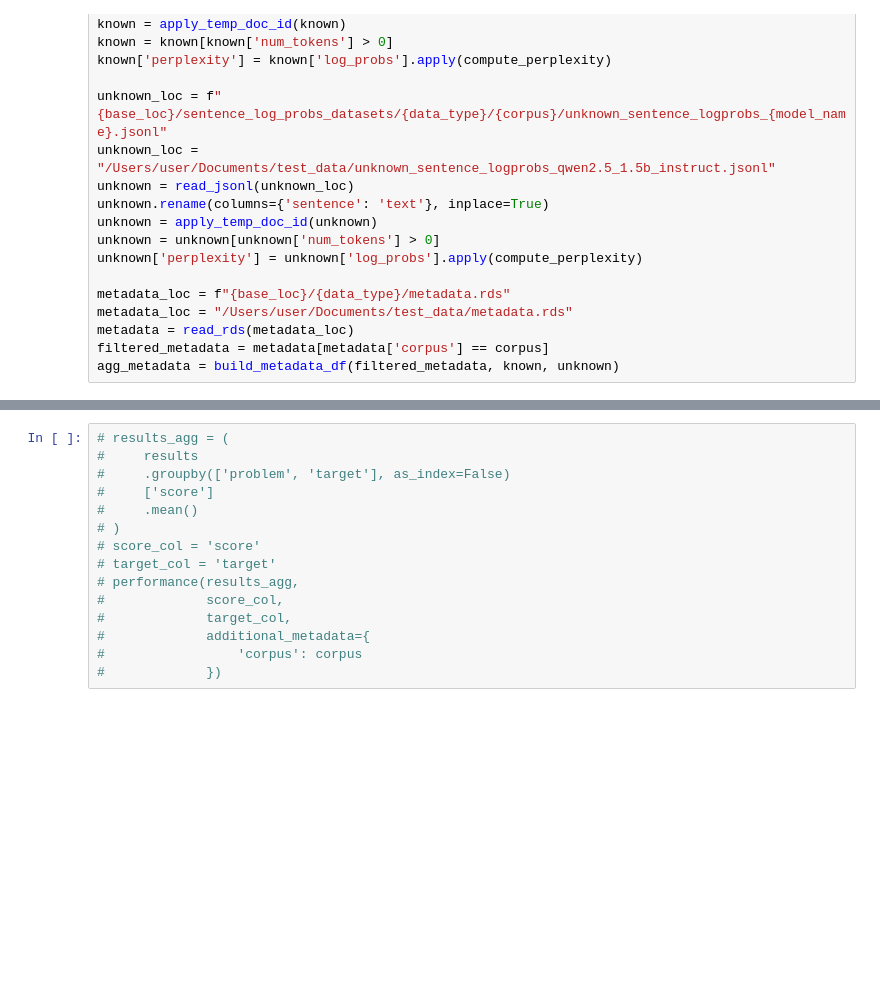
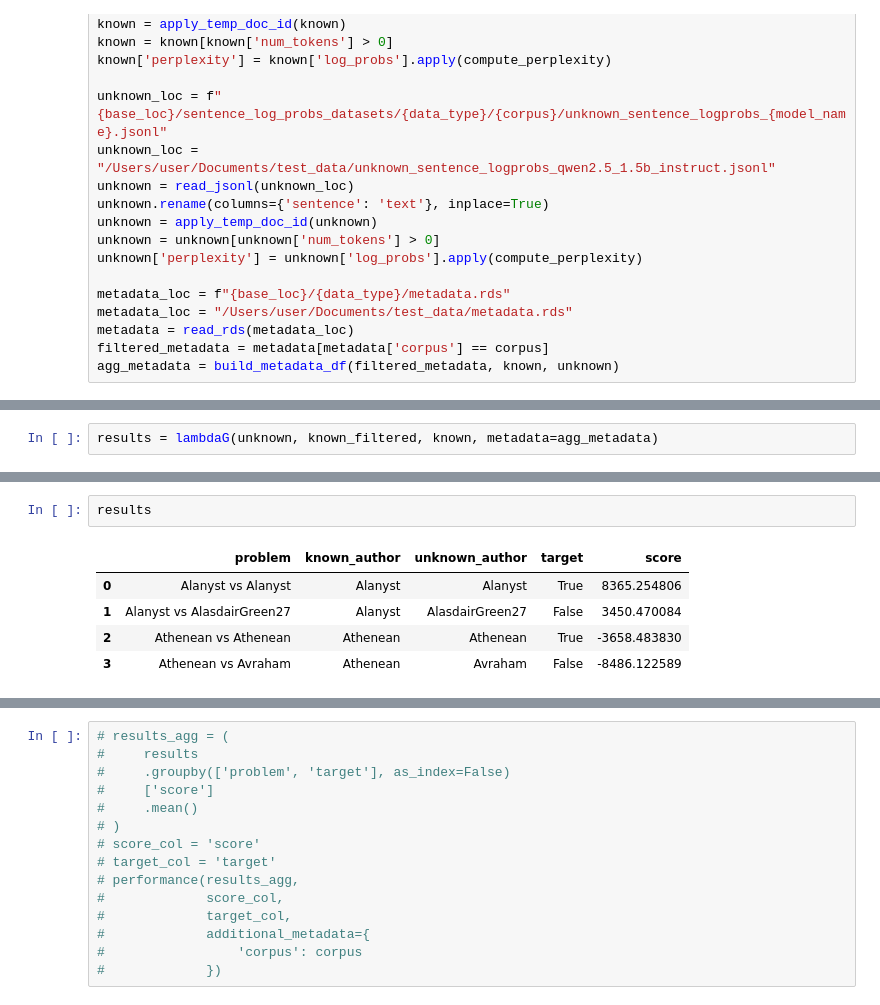
Before and after one commit to BenJCross1995/av_distributions, a Jupyter notebook: notebooks/run_paraphrase_lambda_g.ipynb, the cells around one changed output, grey strips where cells are left out. Cells and saved outputs as stored; diff of their text form; blank space fills up the shorter version.

```diff
--- a/notebooks/run_paraphrase_lambda_g.ipynb
+++ b/notebooks/run_paraphrase_lambda_g.ipynb
@@ -68,0 +145,2 @@ known_filtered.head(2)
+# %%
+results = lambdaG(unknown, known_filtered, known, metadata=agg_metadata)
@@ -68,0 +161,8 @@ known_filtered.head(2)
+# %%
+results
+# %% [output]
+|  | problem | known_author | unknown_author | target | score |
+| 0 | Alanyst vs Alanyst | Alanyst | Alanyst | True | 8365.254806 |
+| 1 | Alanyst vs AlasdairGreen27 | Alanyst | AlasdairGreen27 | False | 3450.470084 |
+| 2 | Athenean vs Athenean | Athenean | Athenean | True | -3658.483830 |
+| 3 | Athenean vs Avraham | Athenean | Avraham | False | -8486.122589 |
```
Also changed, not shown: parts of 25 cells of this notebook, 2 other files.
